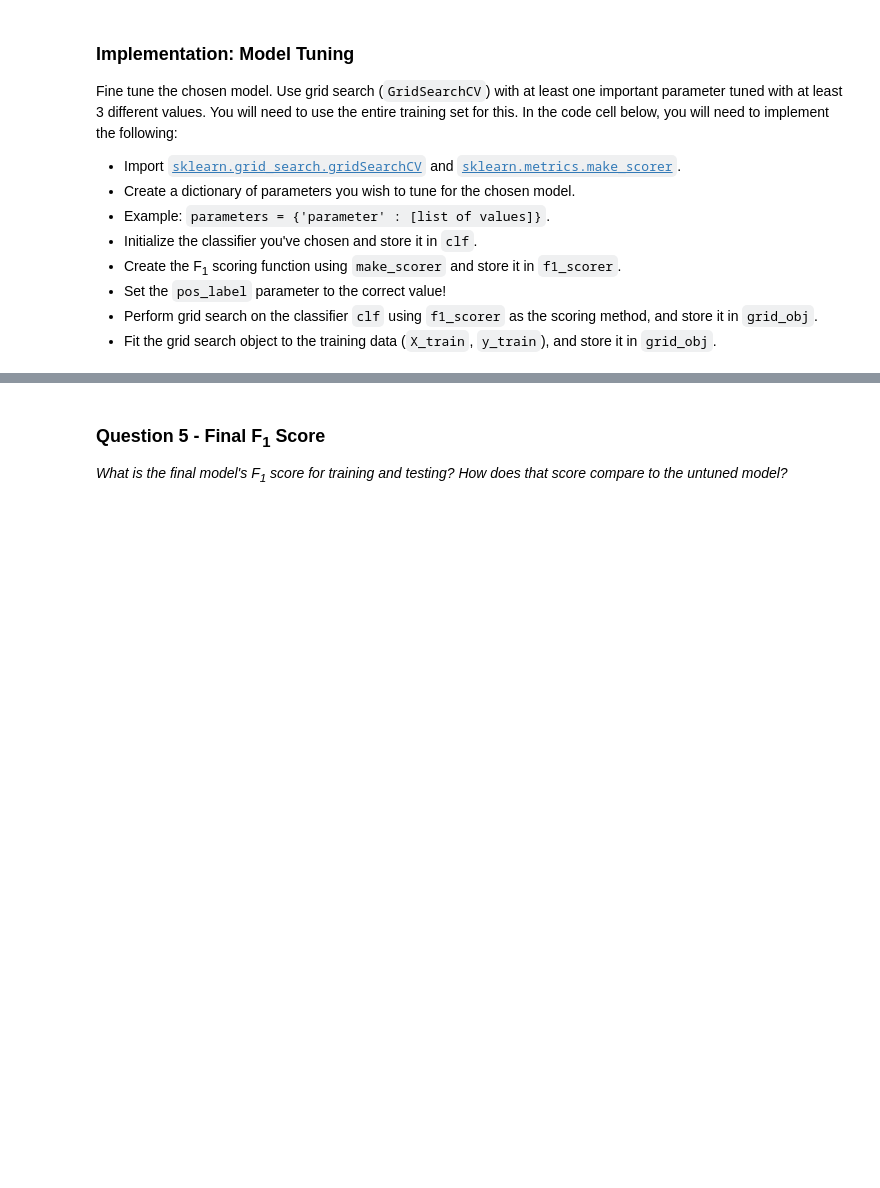
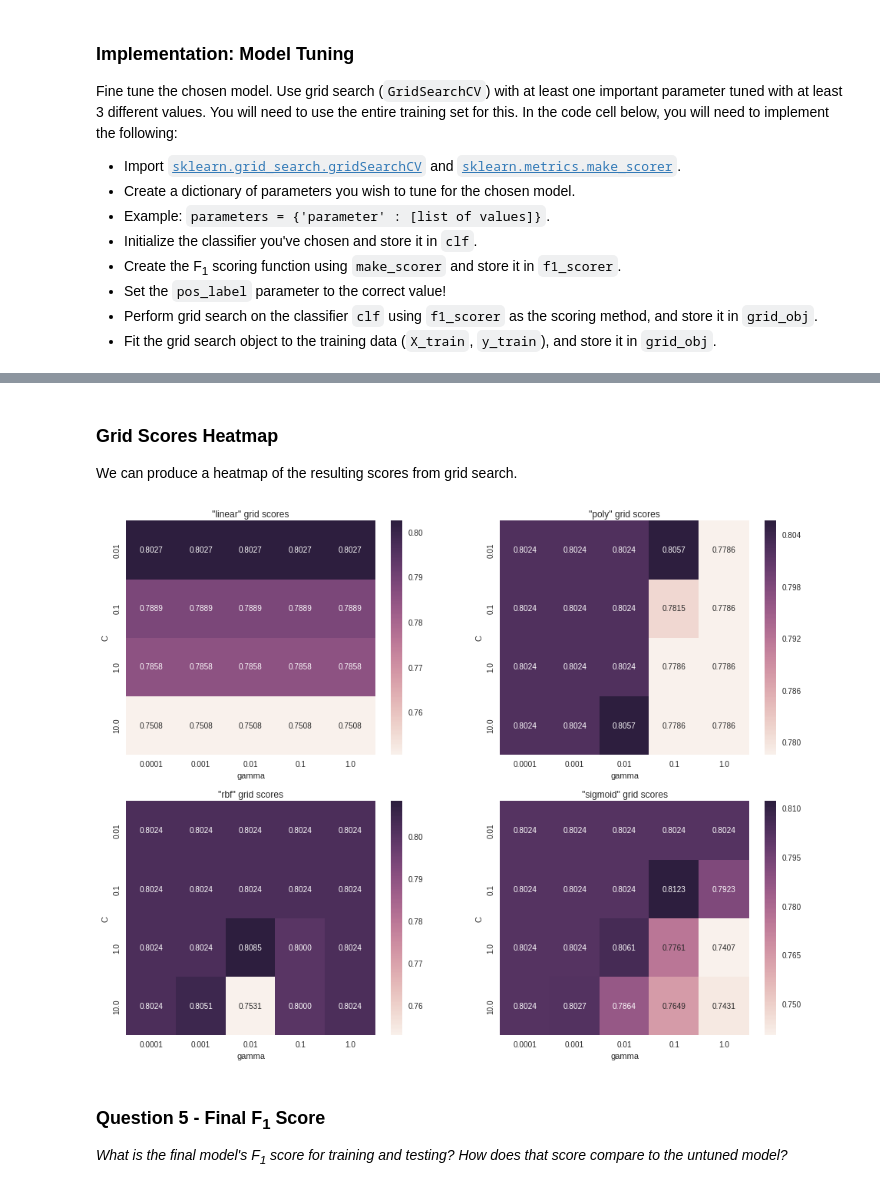
Before and after one commit to ibratface/machine-learning, a Jupyter notebook: projects/student_intervention/student_intervention.ipynb, the cells around one changed output, grey strips where cells are left out. Drawn from its saved outputs; the diff is of its cells as text; code cells hidden in the pictures; blank space fills up the shorter version.

```diff
--- a/projects/student_intervention/student_intervention.ipynb
+++ b/projects/student_intervention/student_intervention.ipynb
@@ -167,7 +167,8 @@ num_train = 300
 num_test = X_all.shape[0] - num_train
 
 # TODO: Shuffle and split the dataset into the number of training and testing points above
-X_train, X_test, y_train, y_test = train_test_split(X_all, y_all, train_size=num_train, test_size=num_test, random_state=random_state)
+X_train, X_test, y_train, y_test = train_test_split(
+    X_all, y_all, train_size=num_train, test_size=num_test, random_state=random_state, stratify=y_all)
 
 # Show the results of the split
 print "Training set has {} samples.".format(X_train.shape[0])
@@ -175,6 +176,12 @@ print "Testing set has {} samples.".format(X_test.shape[0])
 # %% [output]
 Training set has 300 samples.
 Testing set has 95 samples.
+# %%
+from sklearn.preprocessing import StandardScaler
+
+scaler = StandardScaler()
+X_train = scaler.fit_transform(X_train)
+X_test = scaler.transform(X_test)
 # %% [markdown]
 ## Training and Evaluating Models
 In this section, you will choose 3 supervised learning models that are appropriate for this problem and available in `scikit-learn`. You will first discuss the reasoning behind choosing these three models by considering what you know about the data and each model's strengths and weaknesses. You will then fit the model to varying sizes of training data (100 data points, 200 data points, and 300 data points) and measure the F<sub>1</sub> score. You will need to produce three tables (one for each model) that shows the training set size, training time, prediction time, F<sub>1</sub> score on the training set, and F<sub>1</sub> score on the testing set.
@@ -405,3 +440,24 @@ Tuned model has a testing F1 score of 0.8571.
+# %% [markdown]
+### Grid Scores Heatmap
+
+We can produce a heatmap of the resulting scores from grid search.
+# %%
+%matplotlib inline
+import seaborn as sb
+import matplotlib.pyplot as plt
+import matplotlib.figure as fg
+
+grid_scores = pd.DataFrame(
+    [[param['kernel'], param['C'], param['gamma'], score] for param, score, _ in grid_obj.grid_scores_],
+    columns=['kernel', 'C', 'gamma', 'score'])
+fig, axes = plt.subplots(ncols=2, nrows=2)
+fig.set_size_inches(16, 12)
+for x, y, kernel in zip([0,0,1,1],[0,1,0,1], ['linear', 'poly', 'rbf', 'sigmoid']):
+    axes[x][y].set_title('"{}" grid scores'.format(kernel))
+    sb.heatmap(grid_scores[grid_scores.kernel==kernel].pivot('C', 'gamma', 'score'),
+               annot=True, fmt='.4f', ax=axes[x][y])
+# %% [output]
+[figure, added]
 # %% [markdown]
 ### Question 5 - Final F<sub>1</sub> Score
 *What is the final model's F<sub>1</sub> score for training and testing? How does that score compare to the untuned model?*
```
Also changed, not shown: parts of 9 cells of this notebook.
